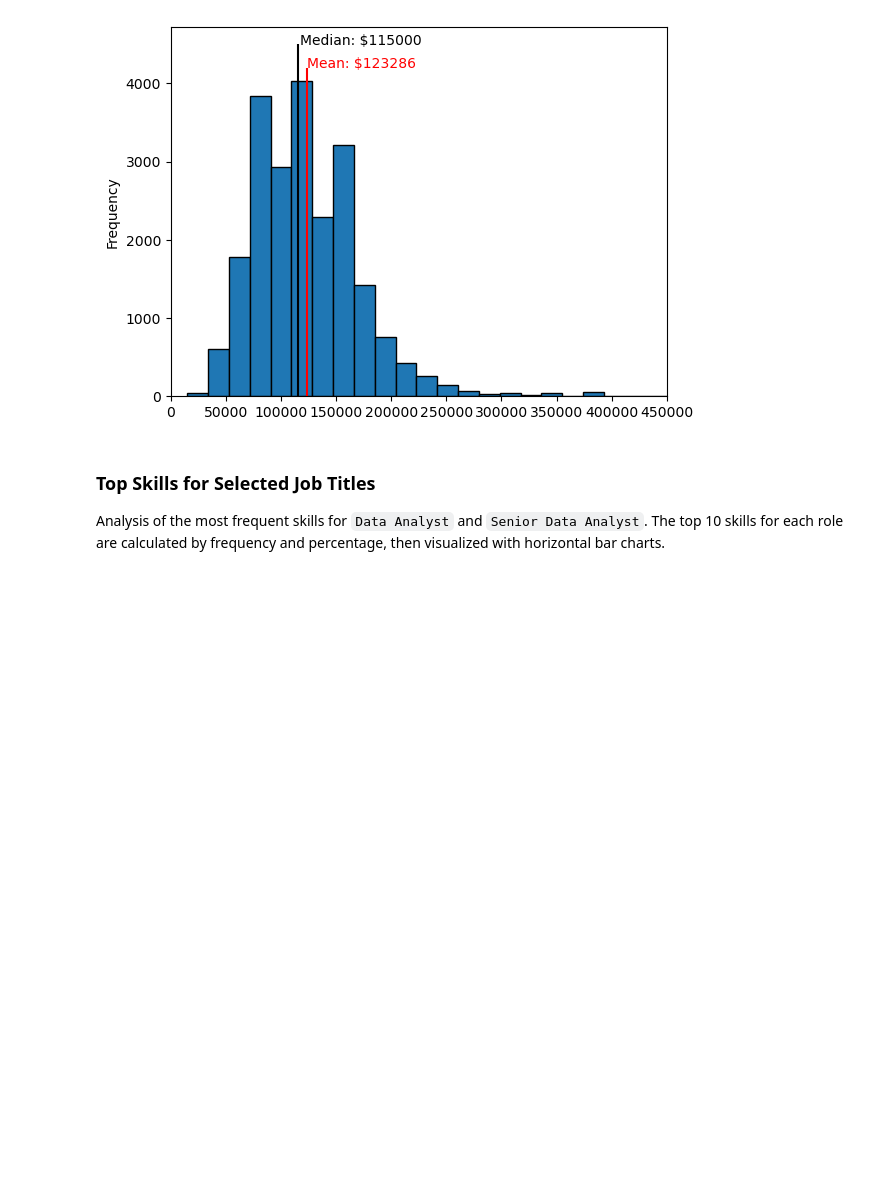
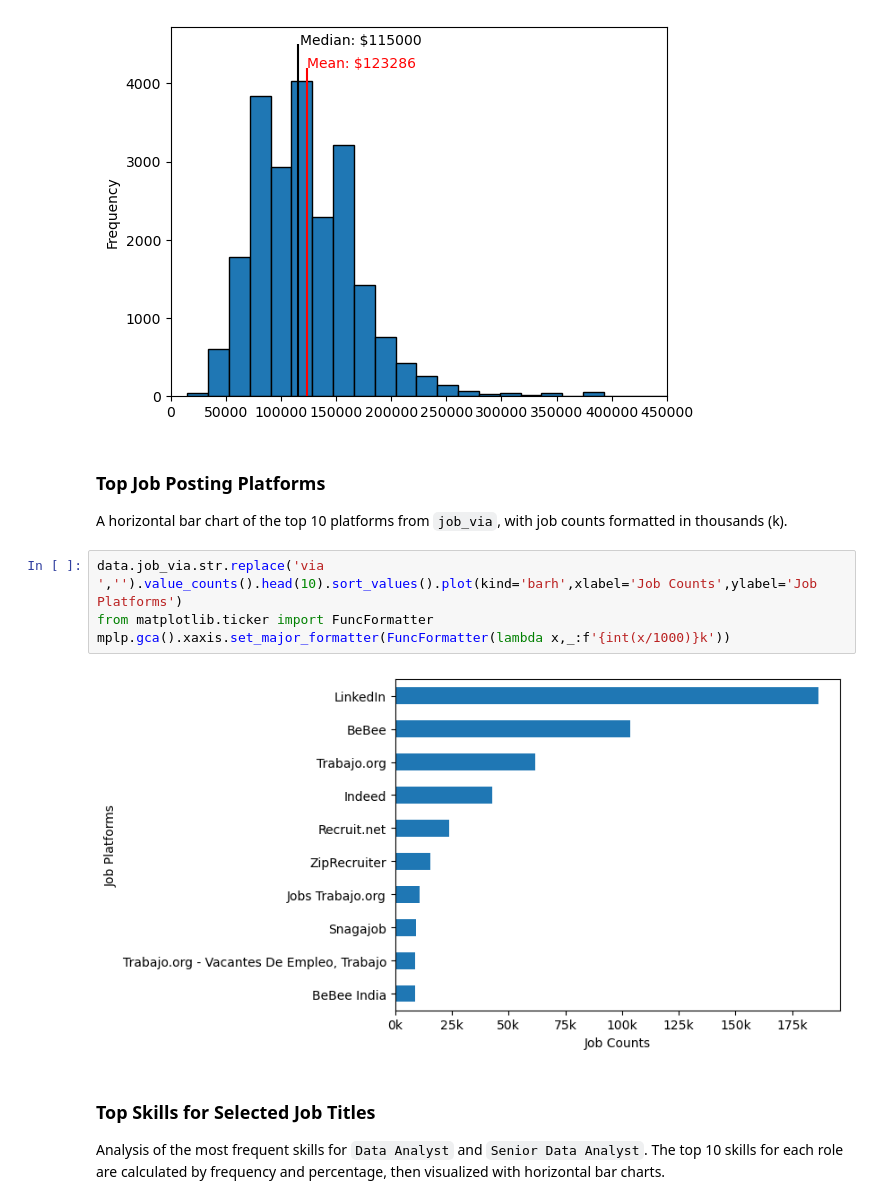
Before and after one commit to amrit-puru17/Python_, a Jupyter notebook: Python_Revision.ipynb, the cells around one changed output. Cells and saved outputs as stored; diff of their text form; blank space fills up the shorter version.

```diff
--- a/Python_Revision.ipynb
+++ b/Python_Revision.ipynb
@@ -76,6 +76,16 @@ mplp.text(x=data.salary_year_avg.median()+2000,color='black',y=4500,s=f'Median:
 # %% [output]
 Text(117000.0, 4500, 'Median: $115000')
 [figure]
+# %% [markdown]
+### Top Job Posting Platforms
+
+A horizontal bar chart of the top 10 platforms from `job_via`, with job counts formatted in thousands (k).
+# %%
+data.job_via.str.replace('via ','').value_counts().head(10).sort_values().plot(kind='barh',xlabel='Job Counts',ylabel='Job Platforms')
+from matplotlib.ticker import FuncFormatter
+mplp.gca().xaxis.set_major_formatter(FuncFormatter(lambda x,_:f'{int(x/1000)}k'))
+# %% [output]
+[figure, added]
 # %% [markdown]
 ### Top Skills for Selected Job Titles
 
```
Also changed, not shown: parts of 1 cell of this notebook.
